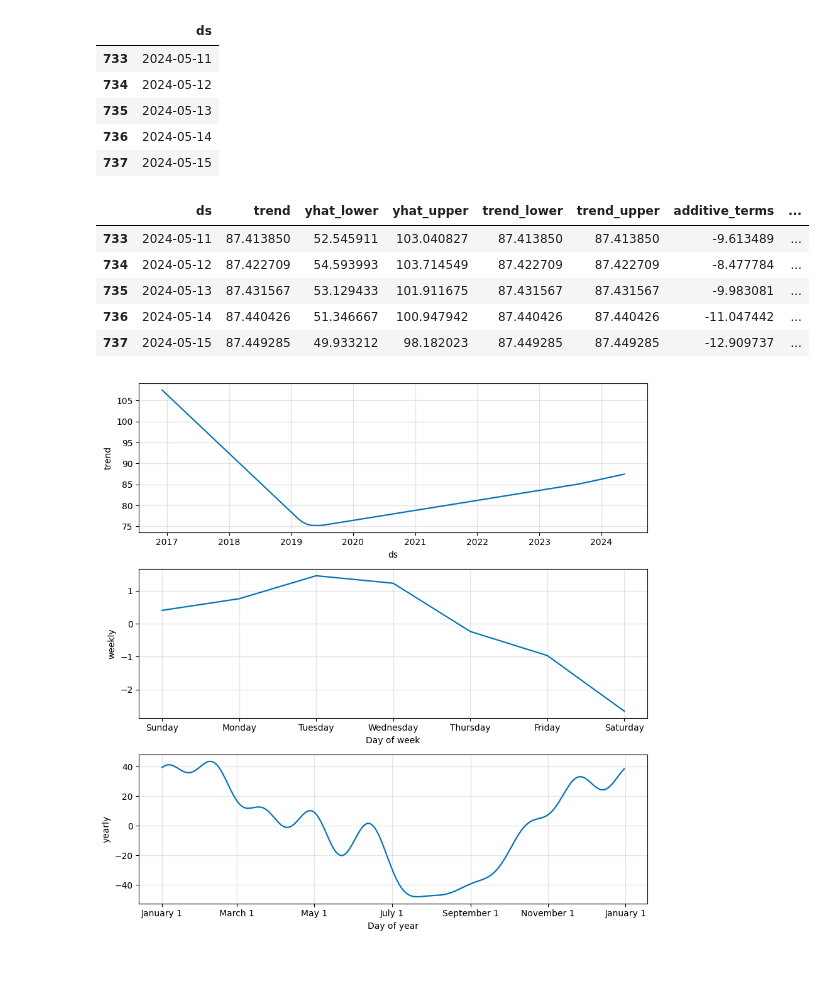
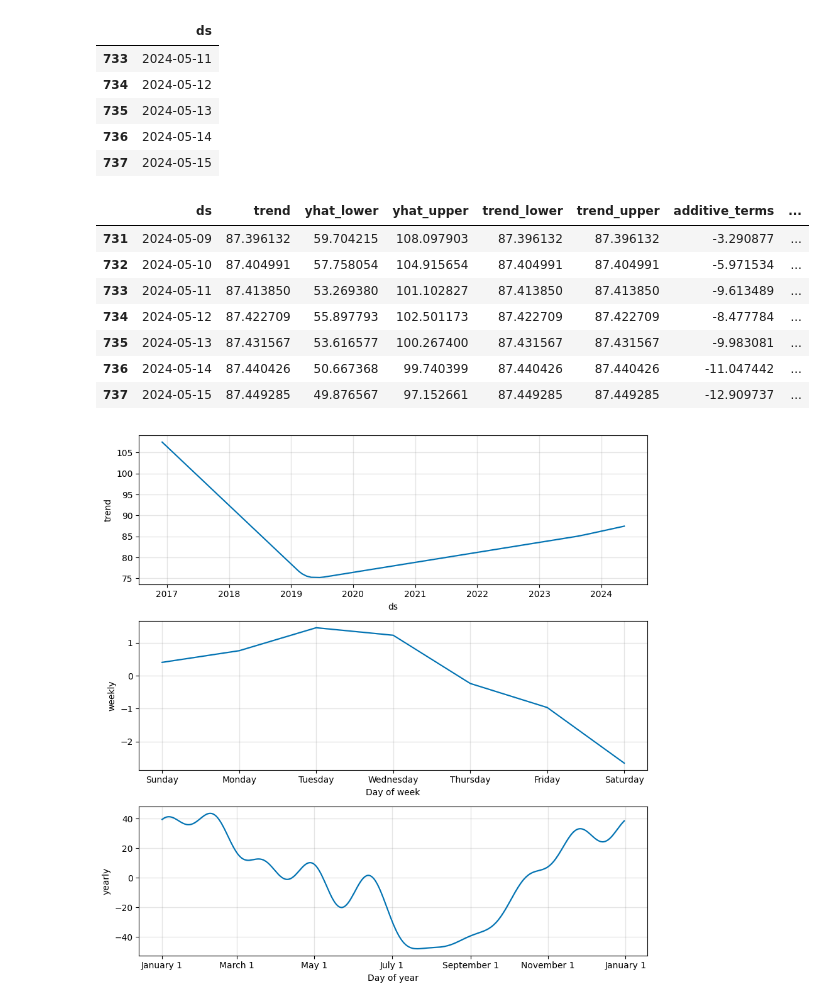
Before and after one commit to RbMo7/ProjectBlueSky, a Jupyter notebook: backend/model_pulchowk.ipynb, the cells around one changed output. Saved outputs shown, nothing was run; the diff lists cells and outputs as text; code cells hidden in the pictures; blank space fills up the shorter version.

```diff
--- a/backend/model_pulchowk.ipynb
+++ b/backend/model_pulchowk.ipynb
@@ -102,14 +100,16 @@ future.tail()
 | 737 | 2024-05-15 |
 # %%
 forecast = model.predict(future)
-forecast.tail()
+forecast.tail(7)
 # %% [output]
 |  | ds | trend | yhat_lower | yhat_upper | trend_lower | trend_upper | additive_terms | ... |
-| 733 | 2024-05-11 | 87.413850 | 52.545911 | 103.040827 | 87.413850 | 87.413850 | -9.613489 | ... |
-| 734 | 2024-05-12 | 87.422709 | 54.593993 | 103.714549 | 87.422709 | 87.422709 | -8.477784 | ... |
-| 735 | 2024-05-13 | 87.431567 | 53.129433 | 101.911675 | 87.431567 | 87.431567 | -9.983081 | ... |
-| 736 | 2024-05-14 | 87.440426 | 51.346667 | 100.947942 | 87.440426 | 87.440426 | -11.047442 | ... |
-| 737 | 2024-05-15 | 87.449285 | 49.933212 | 98.182023 | 87.449285 | 87.449285 | -12.909737 | ... |
+| 731 | 2024-05-09 | 87.396132 | 59.704215 | 108.097903 | 87.396132 | 87.396132 | -3.290877 | ... |
+| 732 | 2024-05-10 | 87.404991 | 57.758054 | 104.915654 | 87.404991 | 87.404991 | -5.971534 | ... |
+| 733 | 2024-05-11 | 87.413850 | 53.269380 | 101.102827 | 87.413850 | 87.413850 | -9.613489 | ... |
+| 734 | 2024-05-12 | 87.422709 | 55.897793 | 102.501173 | 87.422709 | 87.422709 | -8.477784 | ... |
+| 735 | 2024-05-13 | 87.431567 | 53.616577 | 100.267400 | 87.431567 | 87.431567 | -9.983081 | ... |
+| 736 | 2024-05-14 | 87.440426 | 50.667368 | 99.740399 | 87.440426 | 87.440426 | -11.047442 | ... |
+| 737 | 2024-05-15 | 87.449285 | 49.876567 | 97.152661 | 87.449285 | 87.449285 | -12.909737 | ... |
 # %%
 model.plot_components(forecast)
 # %% [output]
```
Also changed, not shown: parts of 2 cells of this notebook, 4 other files.
